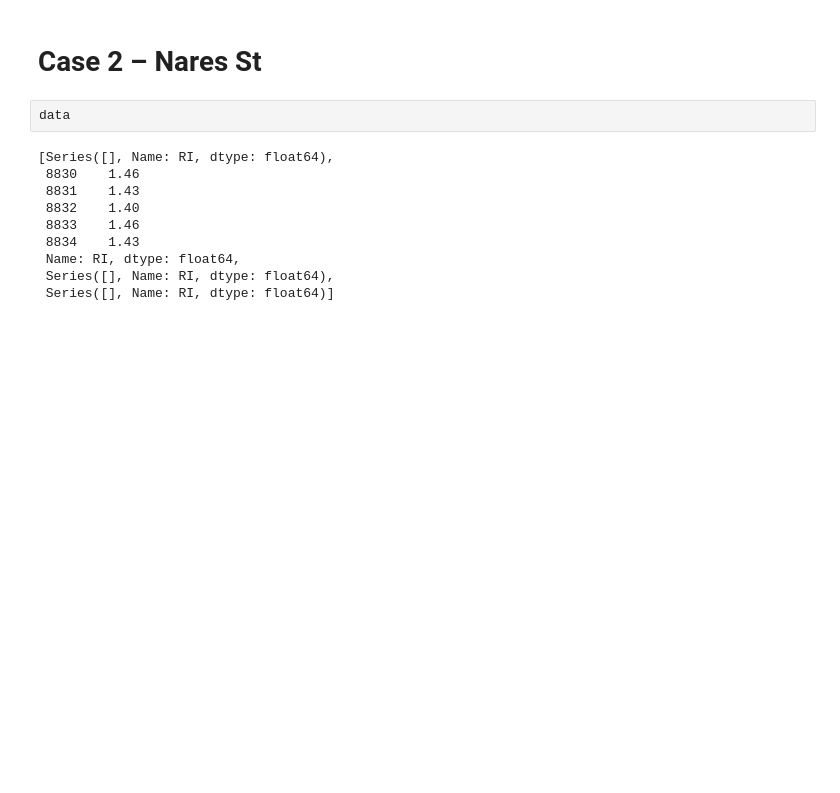
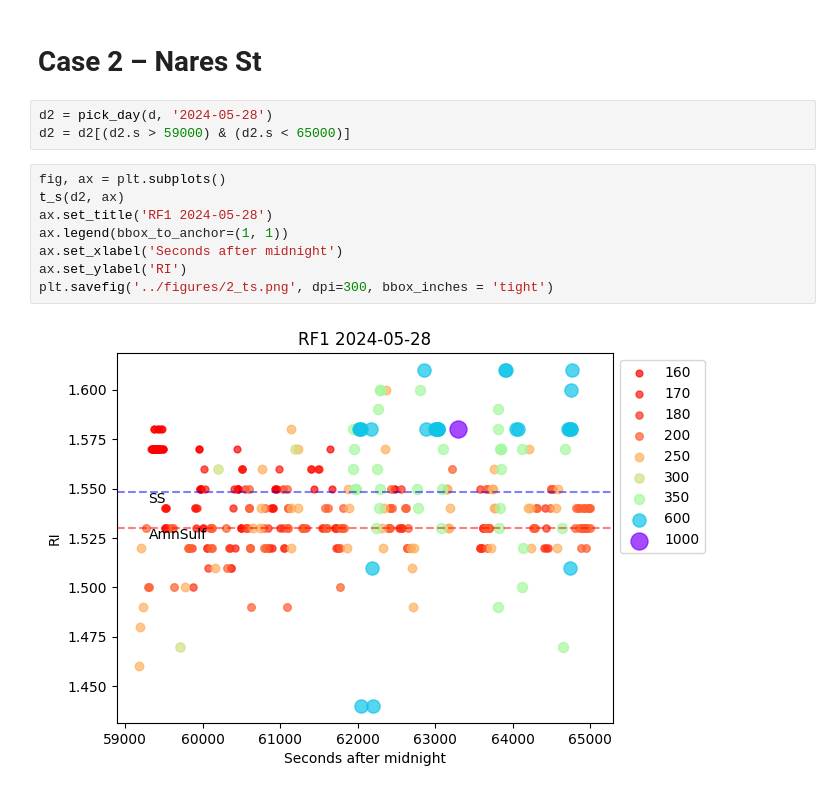
Before and after one commit to csoloff/ARCSIX_DASH_RI, a Jupyter notebook: scripts/02_cases.ipynb, the cells around one changed output. Saved outputs shown, nothing was run; the diff lists cells and outputs as text; blank space fills up the shorter version.

```diff
--- a/scripts/02_cases.ipynb
+++ b/scripts/02_cases.ipynb
@@ -142,14 +186,15 @@ plt.grid(axis='y', linestyle='--', alpha=0.7)
 # %% [markdown]
 # Case 2 – Nares St
-# %%
-data
-# %% [output]
-[Series([], Name: RI, dtype: float64),
- 8830    1.46
- 8831    1.43
- 8832    1.40
- 8833    1.46
- 8834    1.43
- Name: RI, dtype: float64,
- Series([], Name: RI, dtype: float64),
- Series([], Name: RI, dtype: float64)]
+# %%
+d2 = pick_day(d, '2024-05-28')
+d2 = d2[(d2.s > 59000) & (d2.s < 65000)]
+# %%
+fig, ax = plt.subplots()
+t_s(d2, ax)
+ax.set_title('RF1 2024-05-28')
+ax.legend(bbox_to_anchor=(1, 1))
+ax.set_xlabel('Seconds after midnight')
+ax.set_ylabel('RI')
+plt.savefig('../figures/2_ts.png', dpi=300, bbox_inches = 'tight')
+# %% [output]
+[figure, added]
```
Also changed, not shown: parts of 13 cells of this notebook.
